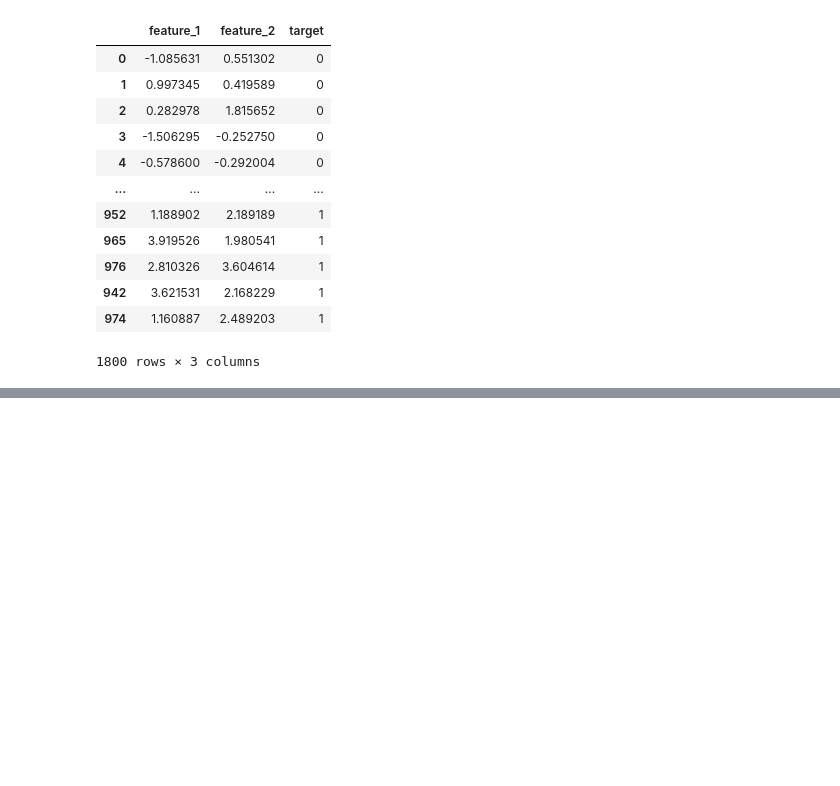
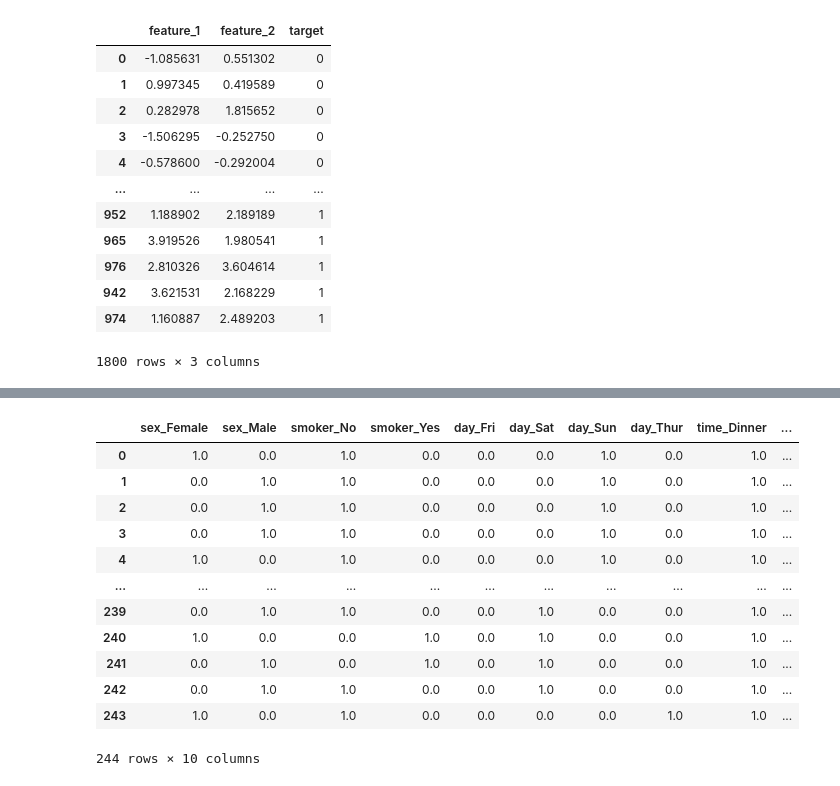
Before and after one commit to madhur2218/Road-to-DataScience-and-Dev, a Jupyter notebook: ML/Feature Engineering/01_handlingMissingValues.ipynb, the cells around one changed output, grey strips where cells are left out. Cells and saved outputs as stored; diff of their text form; code cells hidden in the pictures; blank space fills up the shorter version.

```diff
--- a/ML/Feature Engineering/01_handlingMissingValues.ipynb
+++ b/ML/Feature Engineering/01_handlingMissingValues.ipynb
@@ -311,0 +393,3 @@ df_upsampled
+# %%
+df_tips = pd.read_csv("tips.csv")
+df_tips
@@ -311,0 +419,5 @@ df_upsampled
+# %%
+encoder = OneHotEncoder()
+# %%
+encoded = encoder.fit_transform(df_tips[["sex", "smoker","day","time"]]).toarray()
+encoded
@@ -311,0 +432,17 @@ df_upsampled
+# %%
+encoded_dfTips= pd.DataFrame(encoded,columns = encoder.get_feature_names_out())
+encoded_dfTips
+# %% [output]
+|  | sex_Female | sex_Male | smoker_No | smoker_Yes | day_Fri | day_Sat | day_Sun | day_Thur | time_Dinner | ... |
+| 0 | 1.0 | 0.0 | 1.0 | 0.0 | 0.0 | 0.0 | 1.0 | 0.0 | 1.0 | ... |
+| 1 | 0.0 | 1.0 | 1.0 | 0.0 | 0.0 | 0.0 | 1.0 | 0.0 | 1.0 | ... |
+| 2 | 0.0 | 1.0 | 1.0 | 0.0 | 0.0 | 0.0 | 1.0 | 0.0 | 1.0 | ... |
+| 3 | 0.0 | 1.0 | 1.0 | 0.0 | 0.0 | 0.0 | 1.0 | 0.0 | 1.0 | ... |
+| 4 | 1.0 | 0.0 | 1.0 | 0.0 | 0.0 | 0.0 | 1.0 | 0.0 | 1.0 | ... |
+| ... | ... | ... | ... | ... | ... | ... | ... | ... | ... | ... |
+| 239 | 0.0 | 1.0 | 1.0 | 0.0 | 0.0 | 1.0 | 0.0 | 0.0 | 1.0 | ... |
+| 240 | 1.0 | 0.0 | 0.0 | 1.0 | 0.0 | 1.0 | 0.0 | 0.0 | 1.0 | ... |
+| 241 | 0.0 | 1.0 | 0.0 | 1.0 | 0.0 | 1.0 | 0.0 | 0.0 | 1.0 | ... |
+| 242 | 0.0 | 1.0 | 1.0 | 0.0 | 0.0 | 1.0 | 0.0 | 0.0 | 1.0 | ... |
+| 243 | 1.0 | 0.0 | 1.0 | 0.0 | 0.0 | 0.0 | 0.0 | 1.0 | 1.0 | ... |
+244 rows × 10 columns
```
Also changed, not shown: parts of 26 cells of this notebook, 3 other files.
